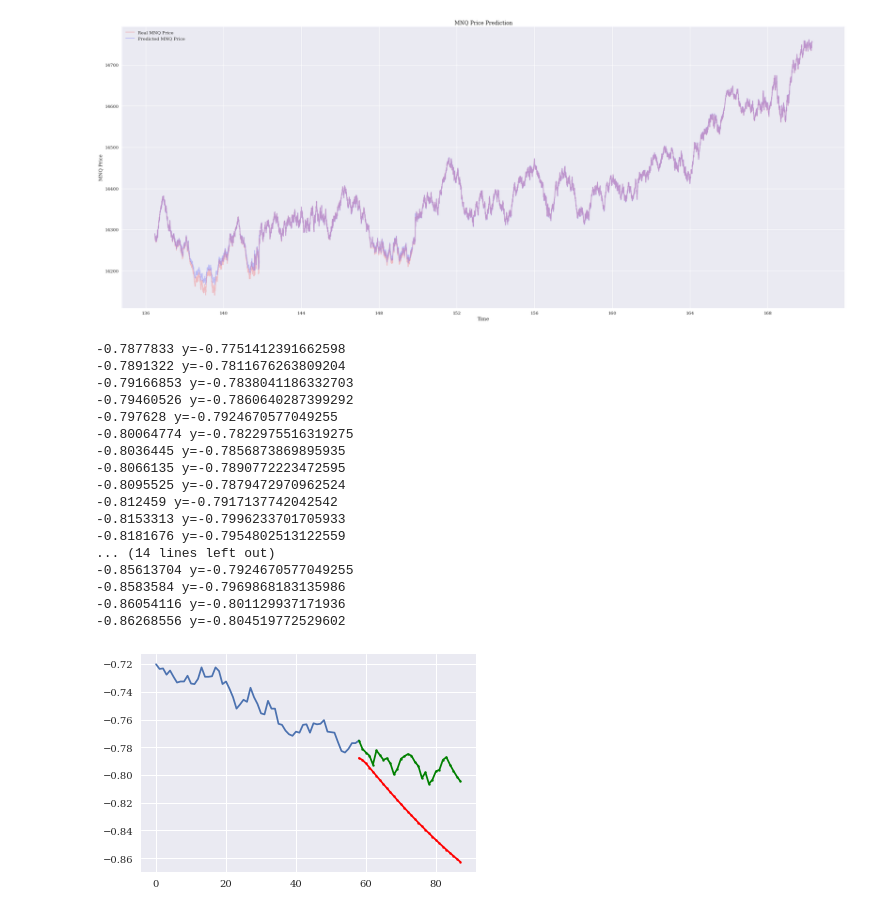
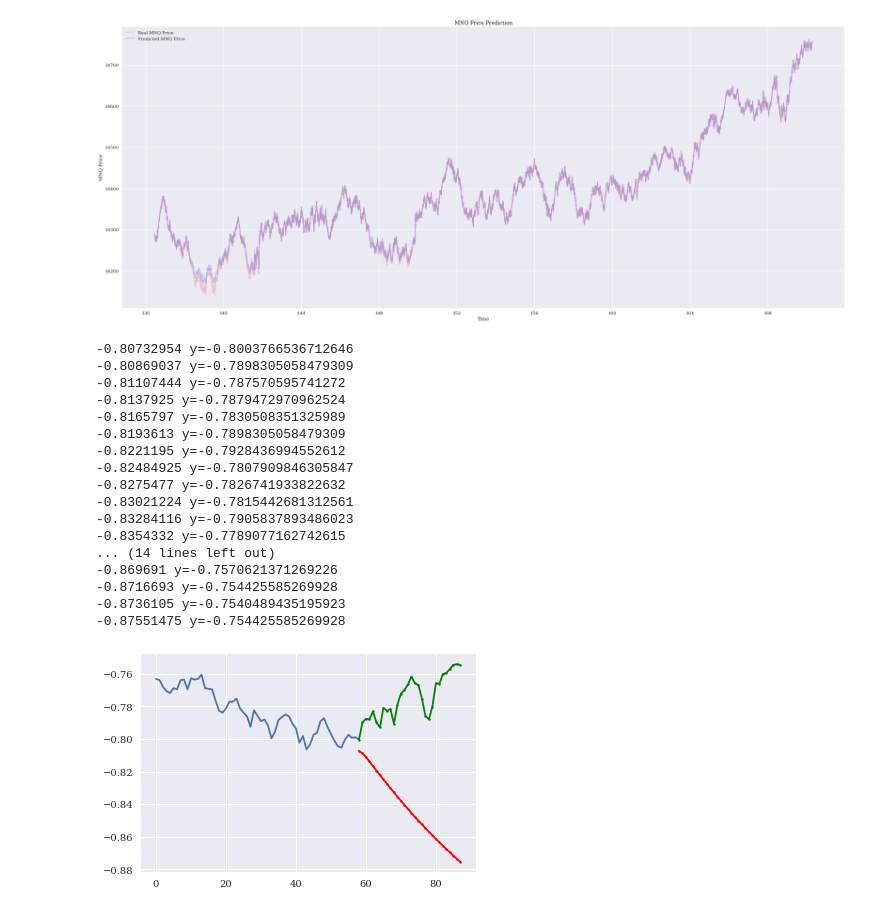
Before and after one commit to shmalex/test_fisher_eda, a Jupyter notebook: jn/04_trading_lstm_kaggle_copypaste.ipynb, the cells around one changed output. Cells and saved outputs as stored; diff of their text form; code cells hidden in the pictures.

```diff
--- a/jn/04_trading_lstm_kaggle_copypaste.ipynb
+++ b/jn/04_trading_lstm_kaggle_copypaste.ipynb
@@ -365,48 +365,48 @@ plt.show()
 # %% [output]
 [figure]
 # %%
-pred_shift = 0
+pred_shift = 35
 pred_size = 30
 __len = X_test.shape[1]
 
 predictions = []
 new_data = X_test[[pred_shift]]
 
 
 for i in range(pred_size):
     data_pred = model(new_data.to(device)).cpu()
     predictions.append(data_pred.detach().numpy()[0][0])
     new_data = np.concatenate([new_data.cpu().reshape(-1),data_pred.cpu().detach().numpy()[0]])
     print(predictions[-1],f'y={y_test[pred_shift+i].cpu().detach().numpy()[0]}')
     new_data = new_data[1:].reshape(1,__len,1)
     new_data = torch.tensor(new_data, dtype=torch.float32)
 # plt.plot(X_test[pred_shift])
 __x = 0
 plt.plot(X_test[pred_shift+1].cpu().detach().numpy())
 plt.plot(range(__len-1,pred_size+__len-1), X_test[pred_shift+pred_size].cpu().detach().numpy()[-pred_size:], color='green')
 plt.scatter(range(__len-1,pred_size+__len-1), X_test[pred_shift+pred_size].cpu().detach().numpy()[-pred_size:], color='green', s=4)
 plt.plot(range(__len-1,pred_size+__len-1), predictions, color='red')
 plt.scatter(range(__len-1,pred_size+__len-1), predictions, color='red', s=4)
 plt.show()
 # %% [output]
--0.7877833 y=-0.7751412391662598
--0.7891322 y=-0.7811676263809204
--0.79166853 y=-0.7838041186332703
--0.79460526 y=-0.7860640287399292
--0.797628 y=-0.7924670577049255
--0.80064774 y=-0.7822975516319275
--0.8036445 y=-0.7856873869895935
--0.8066135 y=-0.7890772223472595
--0.8095525 y=-0.7879472970962524
--0.812459 y=-0.7917137742042542
--0.8153313 y=-0.7996233701705933
--0.8181676 y=-0.7954802513122559
+-0.80732954 y=-0.8003766536712646
+-0.80869037 y=-0.7898305058479309
+-0.81107444 y=-0.787570595741272
+-0.8137925 y=-0.7879472970962524
+-0.8165797 y=-0.7830508351325989
+-0.8193613 y=-0.7898305058479309
+-0.8221195 y=-0.7928436994552612
+-0.82484925 y=-0.7807909846305847
+-0.8275477 y=-0.7826741933822632
+-0.83021224 y=-0.7815442681312561
+-0.83284116 y=-0.7905837893486023
+-0.8354332 y=-0.7789077162742615
 ... (14 lines left out)
--0.85613704 y=-0.7924670577049255
--0.8583584 y=-0.7969868183135986
--0.86054116 y=-0.801129937171936
--0.86268556 y=-0.804519772529602
+-0.869691 y=-0.7570621371269226
+-0.8716693 y=-0.754425585269928
+-0.8736105 y=-0.7540489435195923
+-0.87551475 y=-0.754425585269928
-[figure, old version]
+[figure, new version]
 # %%
 plt.figure(figsize=(15, 6))
 plt.plot(df['close'])
```
Also changed, not shown: parts of 1 cell of this notebook, 1 other file.
